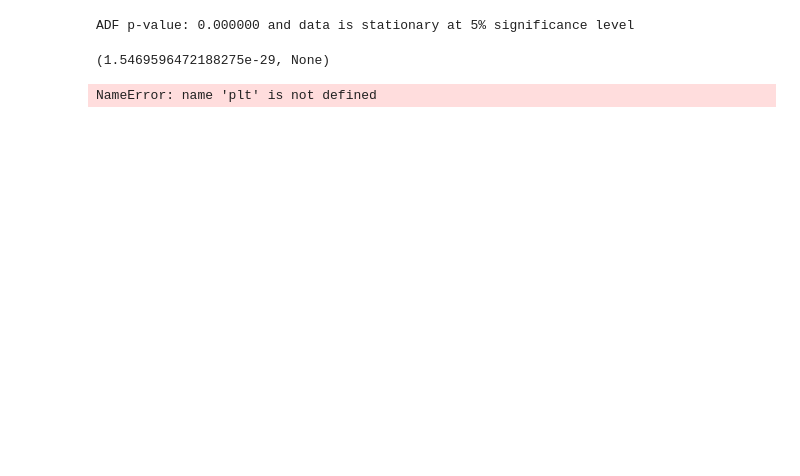
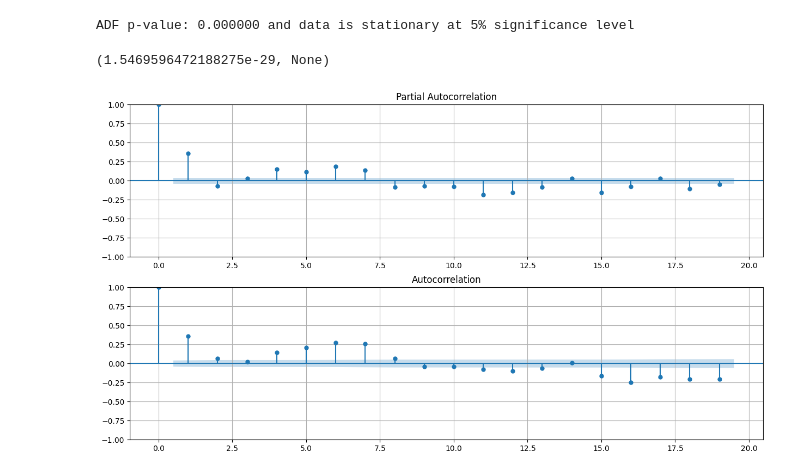
Before and after one commit to mustafaslanCoto/ARBB, a Jupyter notebook: trial.ipynb, the cells around one changed output. Cells and saved outputs as stored; diff of their text form; code cells hidden in the pictures; blank space fills up the shorter version.

```diff
--- a/trial.ipynb
+++ b/trial.ipynb
@@ -10,6 +10,6 @@ unit_root_test(my_df["electricity"], method="ADF")
 ADF p-value: 0.000000 and data is stationary at 5% significance level
 (1.5469596472188275e-29, None)
 # %%
-plot_PACF_ACF(my_df["electricity"], lag_num=19)
+plot_PACF_ACF(df["electricity"], lag_num=19)
 # %% [output]
-NameError: name 'plt' is not defined
+[figure, added]
```
Also changed, not shown: parts of 1 cell of this notebook, 4 other files.
